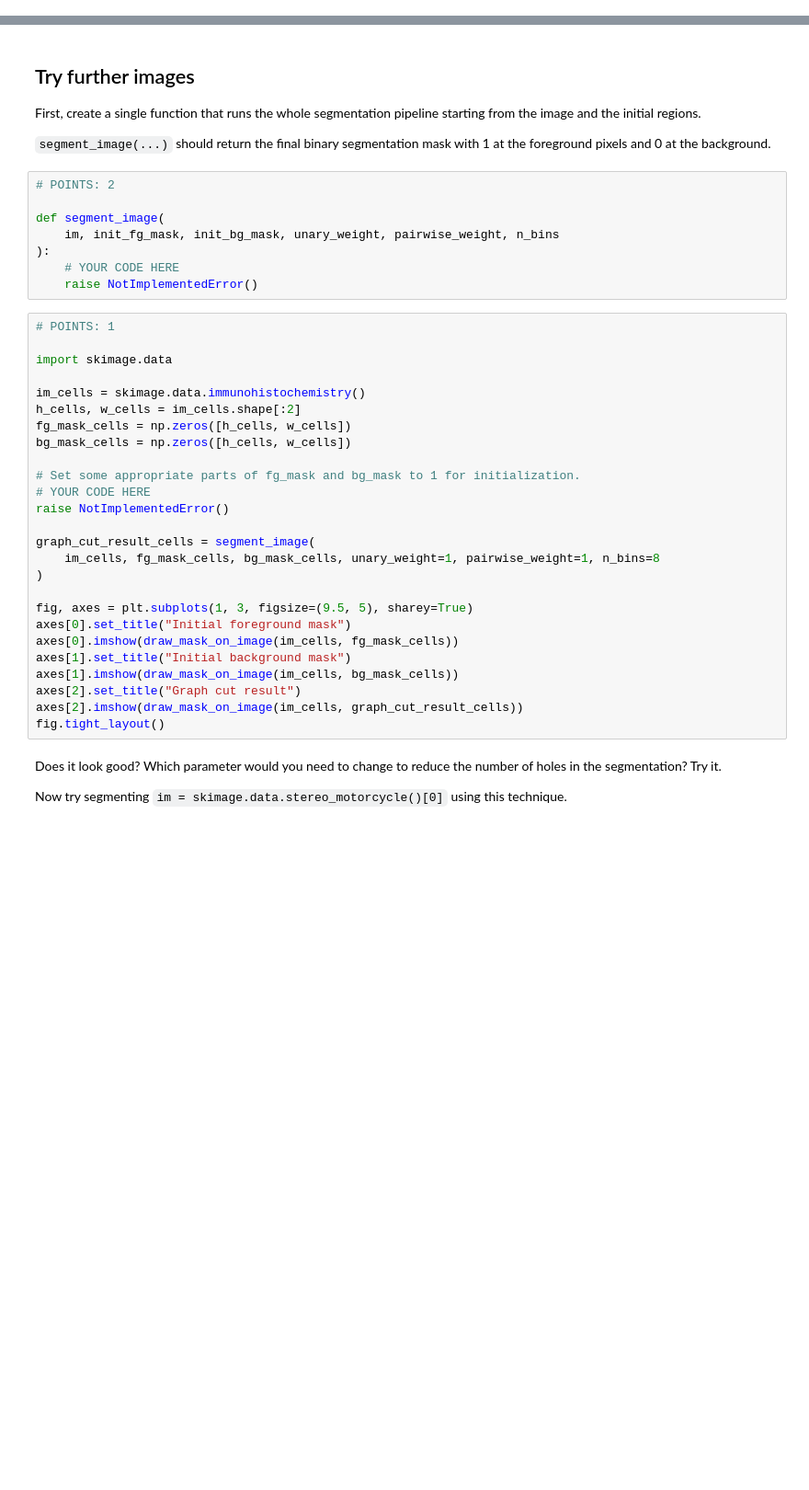
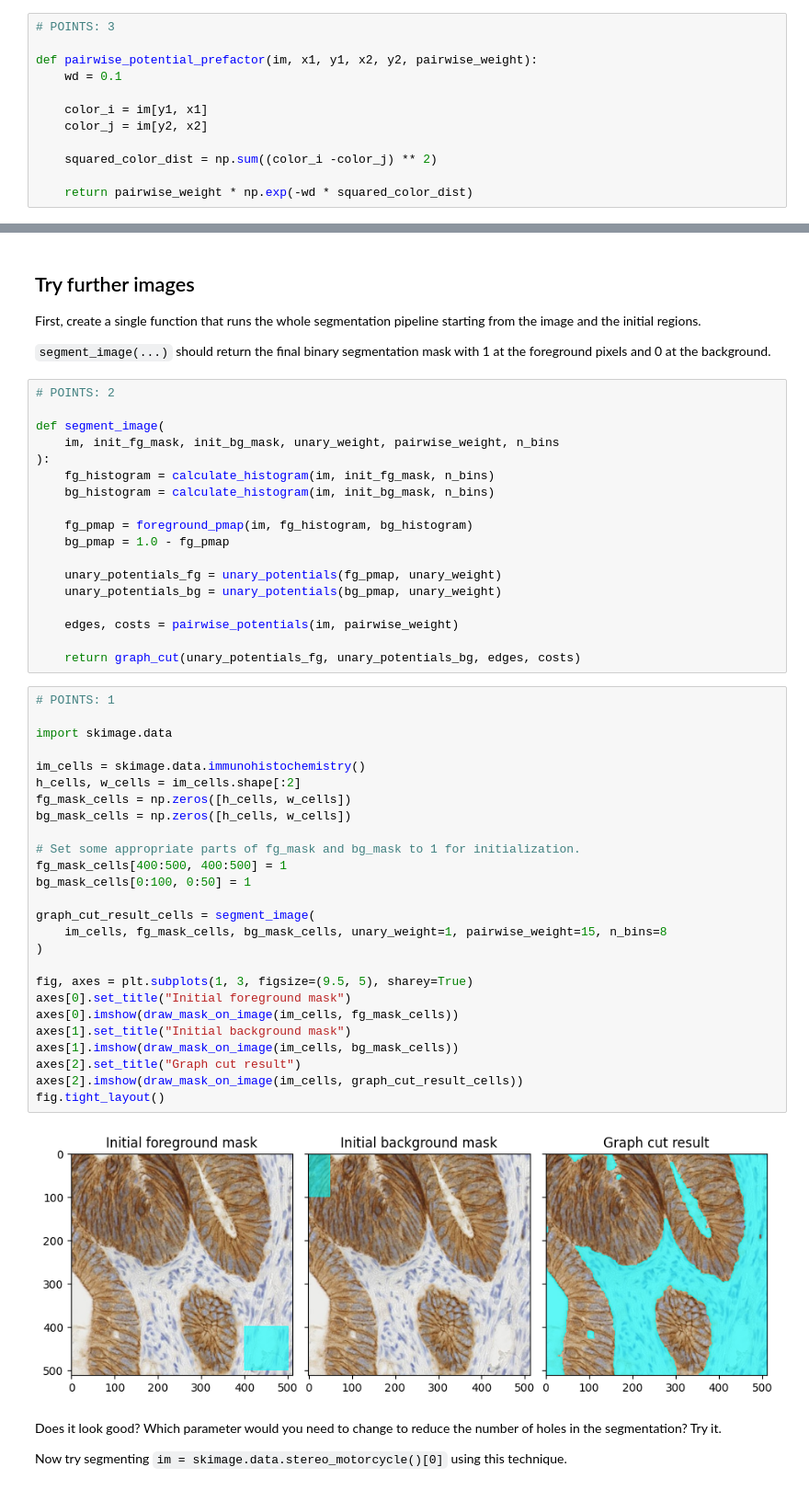
Before and after one commit to ChengZhenLee/Computer_Vision, a Jupyter notebook: exercise_2/exercise_2b.ipynb, the cells around one changed output, grey strips where cells are left out. Shown at 92% size. Saved outputs shown, nothing was run; the diff lists cells and outputs as text; blank space fills up the shorter version.

```diff
--- a/exercise_2/exercise_2b.ipynb
+++ b/exercise_2/exercise_2b.ipynb
@@ -297,3 +313,15 @@ def pairwise_potential_prefactor(im, x1, y1, x2, y2, pairwise_weight):
+# %%
+# POINTS: 3
+
+def pairwise_potential_prefactor(im, x1, y1, x2, y2, pairwise_weight):
+    wd = 0.1
+
+    color_i = im[y1, x1]
+    color_j = im[y2, x2]
+
+    squared_color_dist = np.sum((color_i -color_j) ** 2)
+
+    return pairwise_weight * np.exp(-wd * squared_color_dist)
 # %% [markdown]
 There often is some confusion around the fact that we are defining a pairwise potential which is based on the labelling (i.e., $X_i \neq X_j$ in the above equation), without knowing the labels at this point. As you see in the code, we actually do not use the labels at this point. We only define the potential cost in case the graph cut algorithm decides that two neighboring pixels are different classes.
 
@@ -352,40 +408,52 @@ YOUR ANSWER HERE
 First, create a single function that runs the whole segmentation pipeline starting from the image and the initial regions.
 
 `segment_image(...)` should return the final binary segmentation mask with 1 at the foreground pixels and 0 at the background.
-# %%
-# POINTS: 2
-
-def segment_image(
-    im, init_fg_mask, init_bg_mask, unary_weight, pairwise_weight, n_bins
-):
-    # YOUR CODE HERE
-    raise NotImplementedError()
+# %%
+# POINTS: 2
+
+def segment_image(
+    im, init_fg_mask, init_bg_mask, unary_weight, pairwise_weight, n_bins
+):
+    fg_histogram = calculate_histogram(im, init_fg_mask, n_bins)
+    bg_histogram = calculate_histogram(im, init_bg_mask, n_bins)
+
+    fg_pmap = foreground_pmap(im, fg_histogram, bg_histogram)
+    bg_pmap = 1.0 - fg_pmap
+
+    unary_potentials_fg = unary_potentials(fg_pmap, unary_weight)
+    unary_potentials_bg = unary_potentials(bg_pmap, unary_weight)
+
+    edges, costs = pairwise_potentials(im, pairwise_weight)
+
+    return graph_cut(unary_potentials_fg, unary_potentials_bg, edges, costs)
 # %%
 # POINTS: 1
 
 import skimage.data
 
 im_cells = skimage.data.immunohistochemistry()
 h_cells, w_cells = im_cells.shape[:2]
 fg_mask_cells = np.zeros([h_cells, w_cells])
 bg_mask_cells = np.zeros([h_cells, w_cells])
 
 # Set some appropriate parts of fg_mask and bg_mask to 1 for initialization.
-# YOUR CODE HERE
-raise NotImplementedError()
+fg_mask_cells[400:500, 400:500] = 1
+bg_mask_cells[0:100, 0:50] = 1
 
 graph_cut_result_cells = segment_image(
-    im_cells, fg_mask_cells, bg_mask_cells, unary_weight=1, pairwise_weight=1, n_bins=8
+    im_cells, fg_mask_cells, bg_mask_cells, unary_weight=1, pairwise_weight=15, n_bins=8
 )
 
 fig, axes = plt.subplots(1, 3, figsize=(9.5, 5), sharey=True)
 axes[0].set_title("Initial foreground mask")
 axes[0].imshow(draw_mask_on_image(im_cells, fg_mask_cells))
 axes[1].set_title("Initial background mask")
 axes[1].imshow(draw_mask_on_image(im_cells, bg_mask_cells))
 axes[2].set_title("Graph cut result")
 axes[2].imshow(draw_mask_on_image(im_cells, graph_cut_result_cells))
 fig.tight_layout()
+# %% [output]
+[figure, added]
 # %% [markdown]
 Does it look good? Which parameter would you need to change to reduce the number of holes in the segmentation? Try it.
 
```
Also changed, not shown: parts of 22 cells of this notebook.
